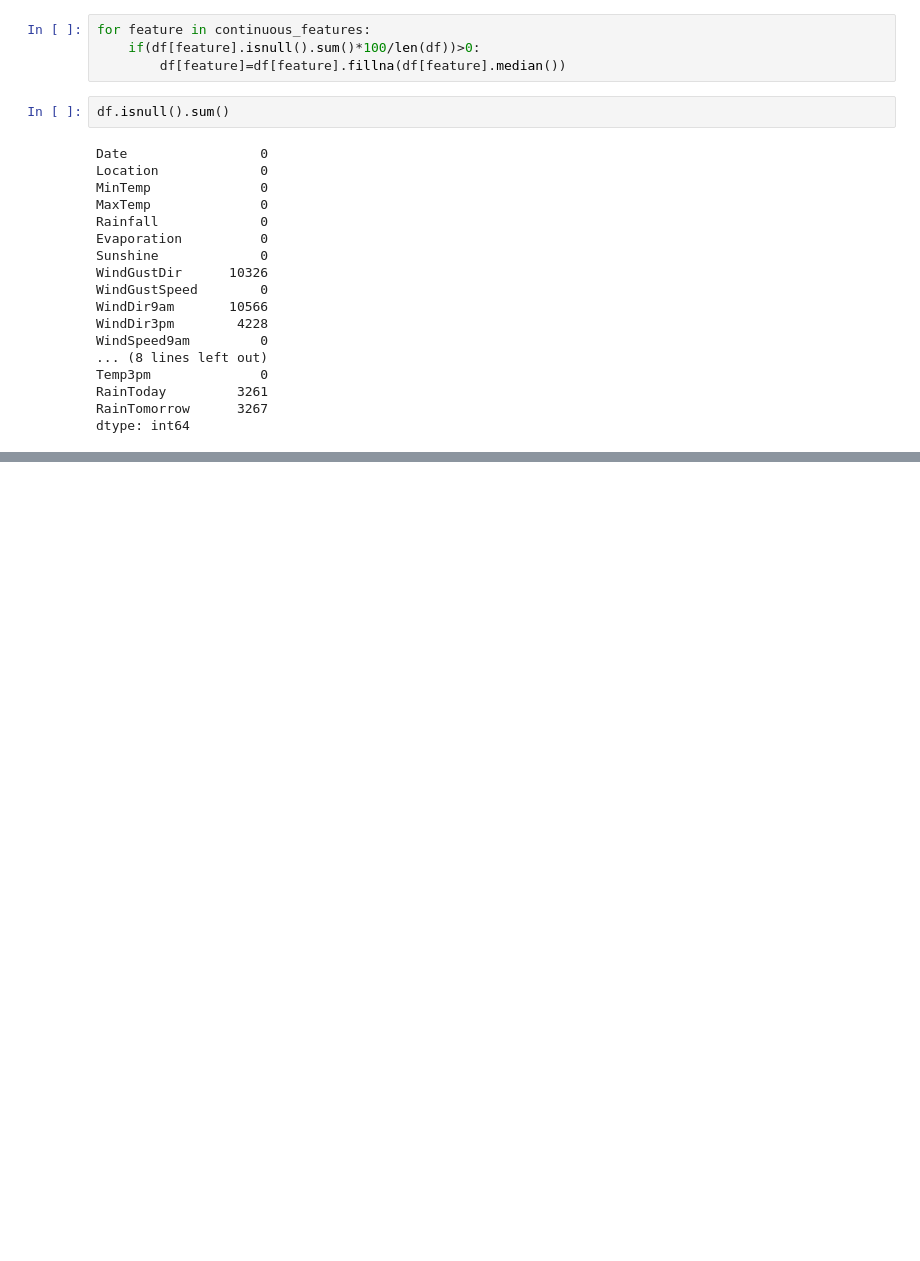
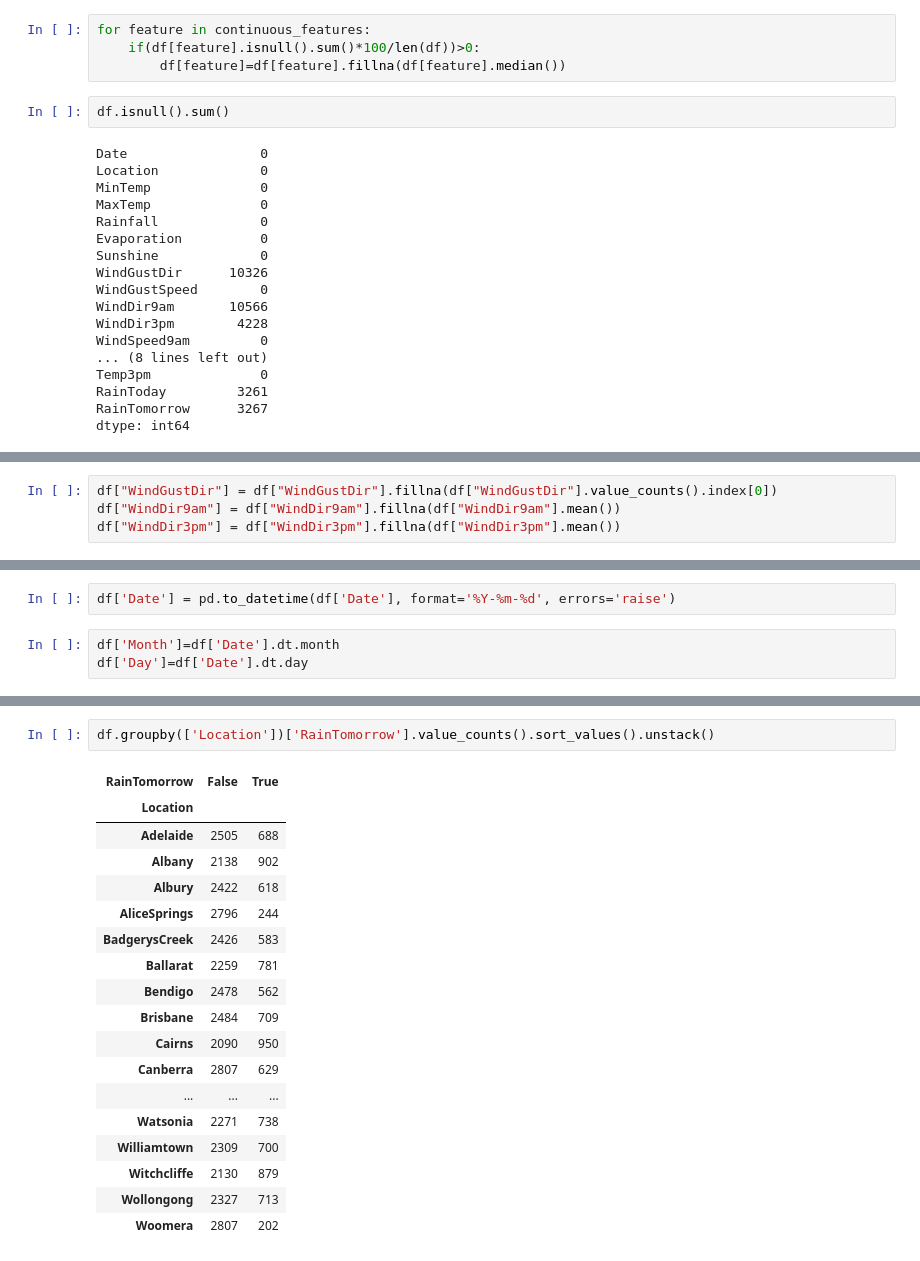
Before and after one commit to ritikbhambu/Rain_prediction, a Jupyter notebook: Rain_prediction.ipynb, the cells around one changed output, grey strips where cells are left out. Saved outputs shown, nothing was run; the diff lists cells and outputs as text; blank space fills up the shorter version.

```diff
--- a/Rain_prediction.ipynb
+++ b/Rain_prediction.ipynb
@@ -224,0 +361,4 @@ dtype: int64
+# %%
+df["WindGustDir"] = df["WindGustDir"].fillna(df["WindGustDir"].value_counts().index[0])
+df["WindDir9am"] = df["WindDir9am"].fillna(df["WindDir9am"].mean())
+df["WindDir3pm"] = df["WindDir3pm"].fillna(df["WindDir3pm"].mean())
@@ -224,0 +405,5 @@ dtype: int64
+# %%
+df['Date'] = pd.to_datetime(df['Date'], format='%Y-%m-%d', errors='raise')
+# %%
+df['Month']=df['Date'].dt.month
+df['Day']=df['Date'].dt.day
@@ -224,0 +430,21 @@ dtype: int64
+# %%
+df.groupby(['Location'])['RainTomorrow'].value_counts().sort_values().unstack()
+# %% [output]
+| RainTomorrow | False | True |
+| Location |  |  |
+| Adelaide | 2505 | 688 |
+| Albany | 2138 | 902 |
+| Albury | 2422 | 618 |
+| AliceSprings | 2796 | 244 |
+| BadgerysCreek | 2426 | 583 |
+| Ballarat | 2259 | 781 |
+| Bendigo | 2478 | 562 |
+| Brisbane | 2484 | 709 |
+| Cairns | 2090 | 950 |
+| Canberra | 2807 | 629 |
+| ... | ... | ... |
+| Watsonia | 2271 | 738 |
+| Williamtown | 2309 | 700 |
+| Witchcliffe | 2130 | 879 |
+| Wollongong | 2327 | 713 |
+| Woomera | 2807 | 202 |
```
Also changed, not shown: parts of 14 cells of this notebook.
